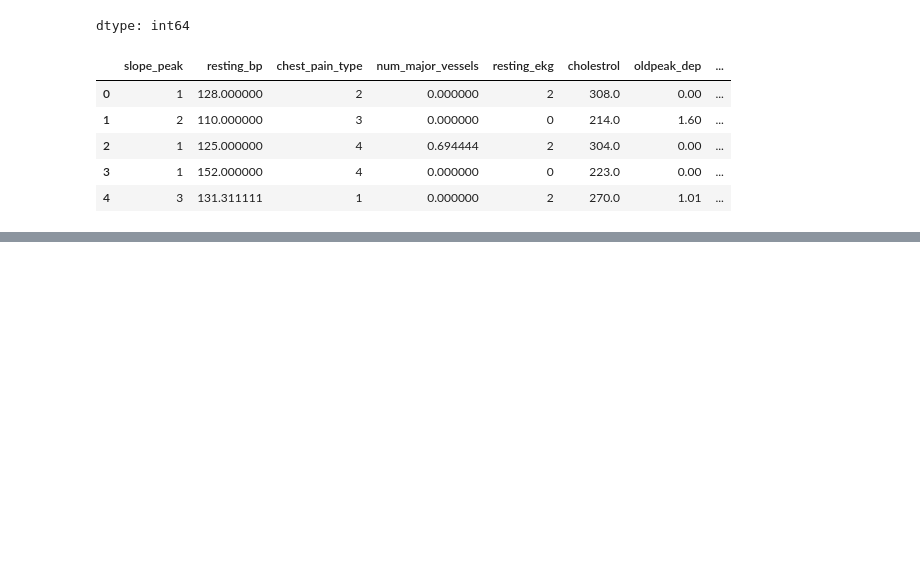
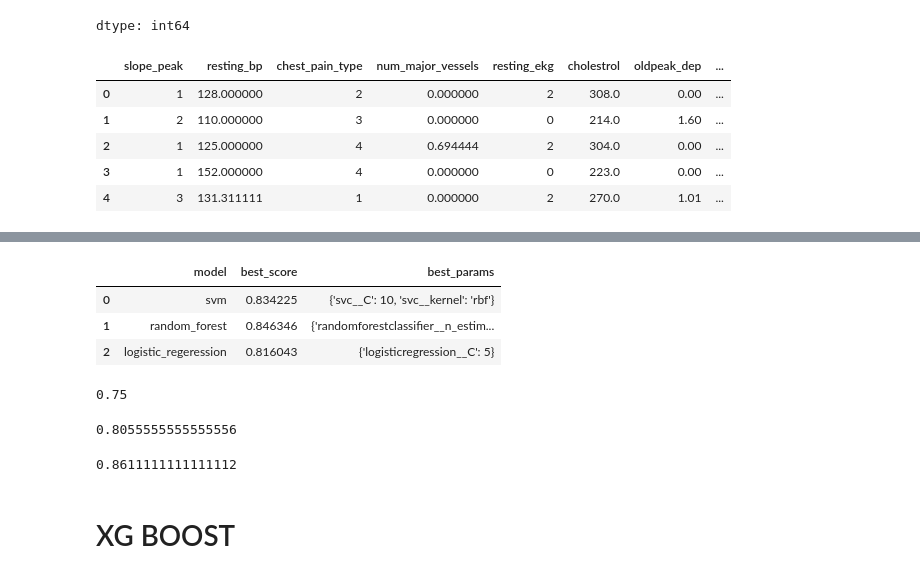
Before and after one commit to abhishek01bv/Heart_diease_prediction, a Jupyter notebook: Project_Heart_Disease_.ipynb, the cells around one changed output, grey strips where cells are left out. Saved outputs shown, nothing was run; the diff lists cells and outputs as text; code cells hidden in the pictures; blank space fills up the shorter version.

```diff
--- a/Project_Heart_Disease_.ipynb
+++ b/Project_Heart_Disease_.ipynb
@@ -367,0 +333,5 @@ weighted avg       1.00      1.00      1.00        34
+# %%
+from sklearn.ensemble import GradientBoostingClassifier
+gbm=GradientBoostingClassifier()
+gbm.fit(X_sm,y_sm)
+y_predict_gbm=gbm.predict(X_test)
@@ -367,0 +349,38 @@ weighted avg       1.00      1.00      1.00        34
+# %%
+model_params={
+    'svm':{
+        'model':SVC(gamma='auto',probability=True),
+        'params':{
+            'svc__C':[1,10,100,1000],
+            'svc__kernel':['rbf','linear']
+        }
+
+        },
+        'random_forest':{
+            'model':RandomForestClassifier(),
+            'params':{
+                'randomforestclassifier__n_estimators':[1,5,10]
+            }
+        },
+        'logistic_regeression':{
+            'model':LogisticRegression(solver='liblinear',multi_class='auto'),
+            'params':{
+                'logisticregression__C':[1,5,10]
+            }
+        }
+    }
+# %%
+scores=[]
+best_estimators={}
+for algo,mp in model_params.items():
+    pipe=make_pipeline(StandardScaler(),mp['model'])
+    clf=GridSearchCV(pipe,mp['params'],cv=5,return_train_score=False)
+    clf.fit(X_sm,y_sm)
+    scores.append({
+        'model':algo,
+        'best_score':clf.best_score_,
+        'best_params':clf.best_params_
+        })
+    best_estimators[algo]=clf.best_estimator_
+
+scores
@@ -367,0 +397,24 @@ weighted avg       1.00      1.00      1.00        34
+# %%
+pd.DataFrame(scores,columns=['model','best_score','best_params'])
+# %% [output]
+|  | model | best_score | best_params |
+| 0 | svm | 0.834225 | {'svc__C': 10, 'svc__kernel': 'rbf'} |
+| 1 | random_forest | 0.846346 | {'randomforestclassifier__n_estim... |
+| 2 | logistic_regeression | 0.816043 | {'logisticregression__C': 5} |
+# %%
+svm=best_estimators['svm'].predict(X_test)
+accuracy_score(y_test,svm)
+# %% [output]
+0.75
+# %%
+ran=best_estimators['random_forest'].predict(X_test)
+accuracy_score(y_test,ran)
+# %% [output]
+0.8055555555555556
+# %%
+log=best_estimators['logistic_regeression'].predict(X_test)
+accuracy_score(y_test,log)
+# %% [output]
+0.8611111111111112
+# %% [markdown]
+# XG BOOST
```
Also changed, not shown: parts of 36 cells of this notebook.
